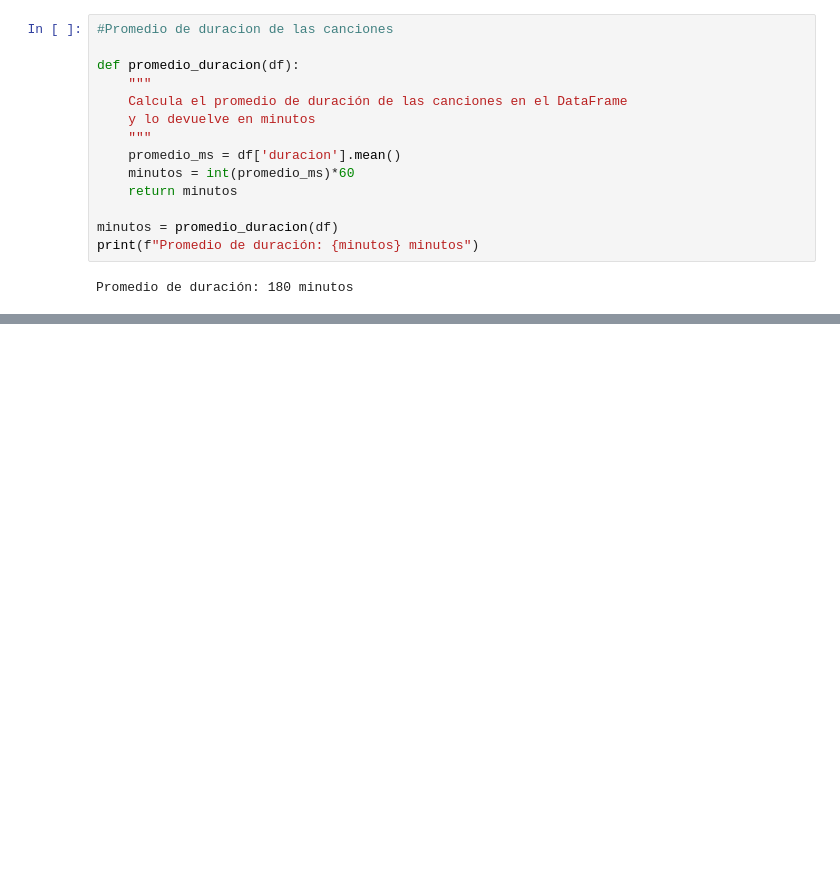
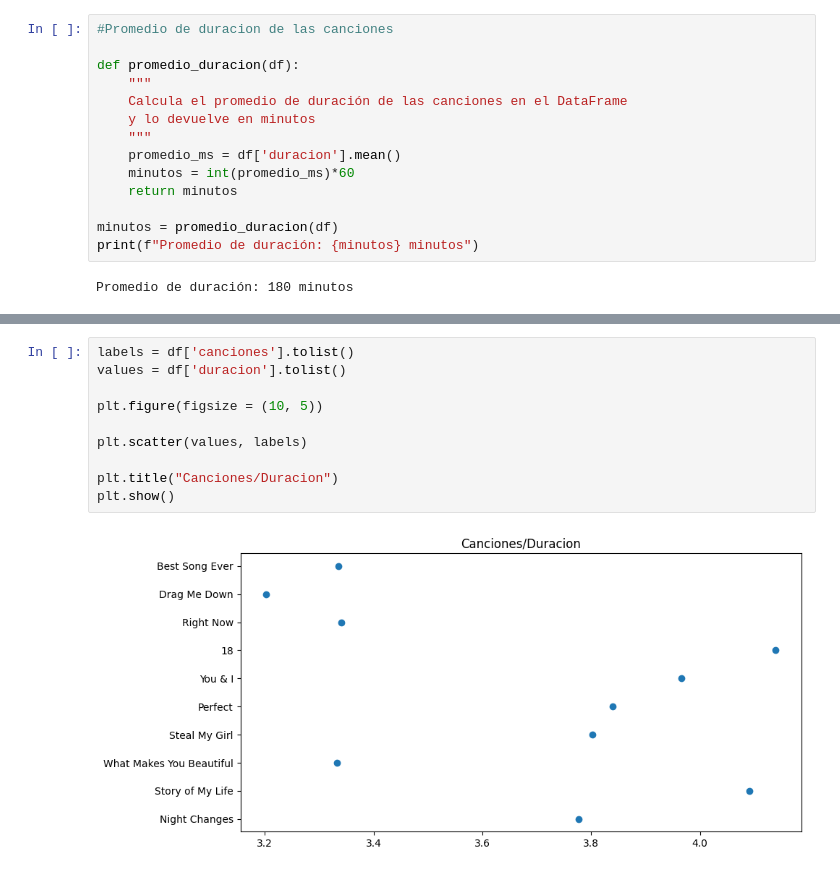
Before and after one commit to emilceinfante/interacting-with-api-python-project-tutorial, a Jupyter notebook: src/explore.ipynb, the cells around one changed output, grey strips where cells are left out. Saved outputs shown, nothing was run; the diff lists cells and outputs as text; blank space fills up the shorter version.

```diff
--- a/src/explore.ipynb
+++ b/src/explore.ipynb
@@ -142,0 +127,12 @@ Top 10 canciones más populares:
+# %%
+labels = df['canciones'].tolist()
+values = df['duracion'].tolist()
+
+plt.figure(figsize = (10, 5))
+
+plt.scatter(values, labels)
+
+plt.title("Canciones/Duracion")
+plt.show()
+# %% [output]
+[figure, added]
```
Also changed, not shown: parts of 2 cells of this notebook, 1 other file.
